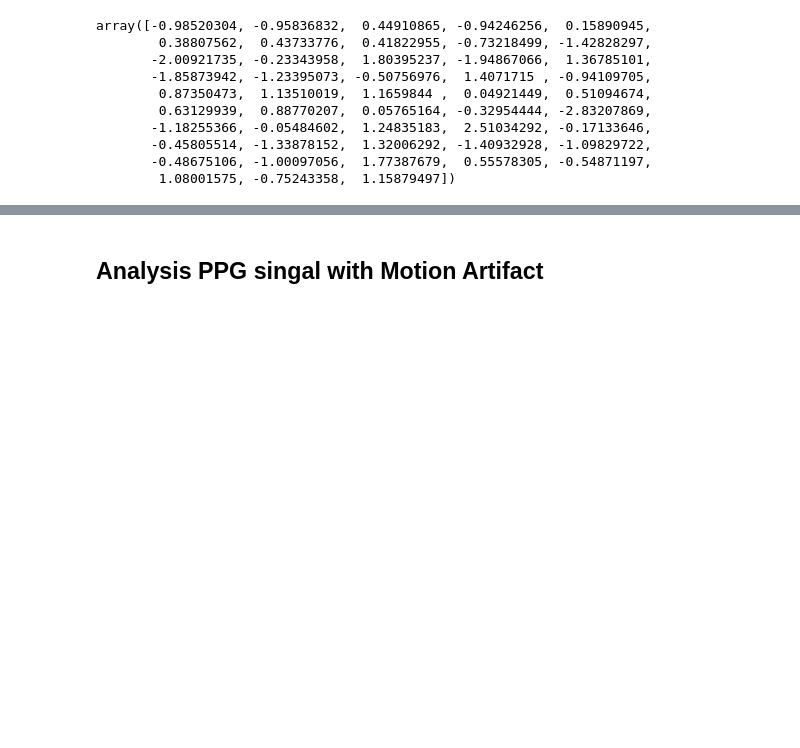
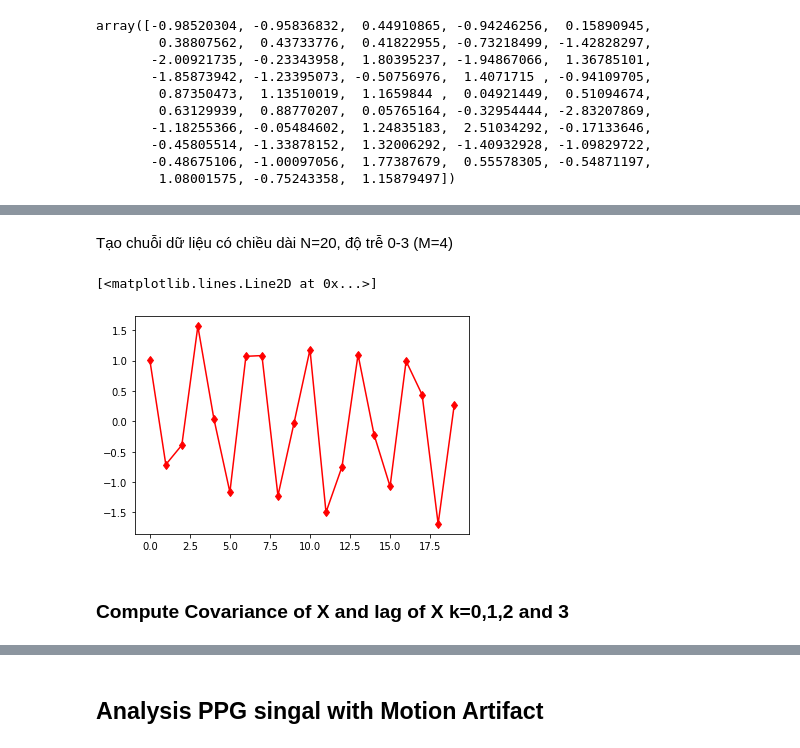
Before and after one commit to LongNguyen1984/TimeSeriesWithPython, a Jupyter notebook: SingularSpectrumAnalysis.ipynb, the cells around one changed output, grey strips where cells are left out. Drawn from its saved outputs; the diff is of its cells as text; code cells hidden in the pictures; blank space fills up the shorter version.

```diff
--- a/SingularSpectrumAnalysis.ipynb
+++ b/SingularSpectrumAnalysis.ipynb
@@ -78,0 +93,13 @@ array([-0.98520304, -0.95836832,  0.44910865, -0.94246256,  0.15890945,
+# %% [markdown]
+Tạo chuỗi dữ liệu có chiều dài N=20, độ trễ 0-3 (M=4)
+# %%
+X = [1.0135518, -0.7113242, -0.3906069, 1.565203, 0.0439317, -1.1656093, 1.0701692, 1.0825379, -1.2239744,
+ -0.0321446, 1.1815997, -1.4969448, -0.7455299, 1.0973884, -0.2188716, -1.0719573, 0.9922009, 0.4374216,
+ -1.6880219, 0.2609807]
+
+plt.plot(X, color='red',  marker='d')
+# %% [output]
+[<matplotlib.lines.Line2D at 0x...>]
+[figure, added]
+# %% [markdown]
+### Compute Covariance of X and lag of X k=0,1,2 and 3
```
Also changed, not shown: parts of 29 cells of this notebook.
